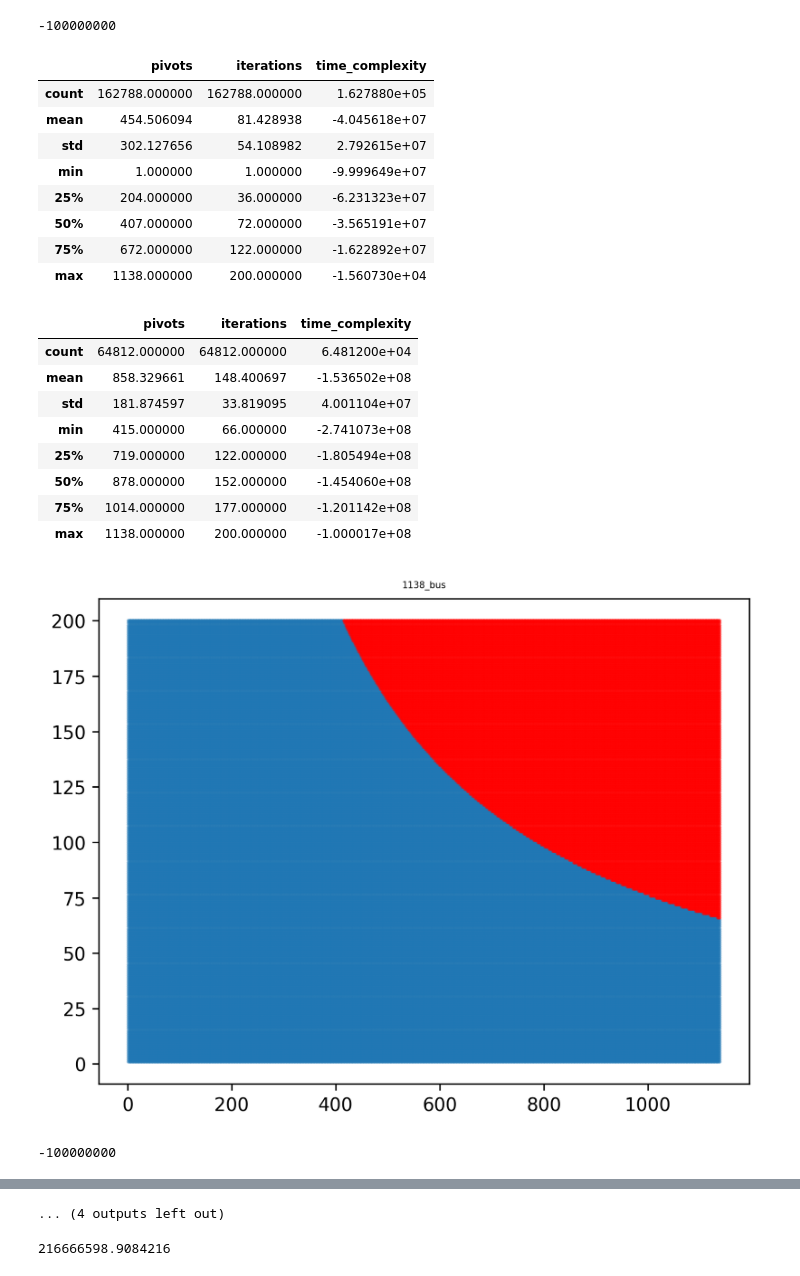
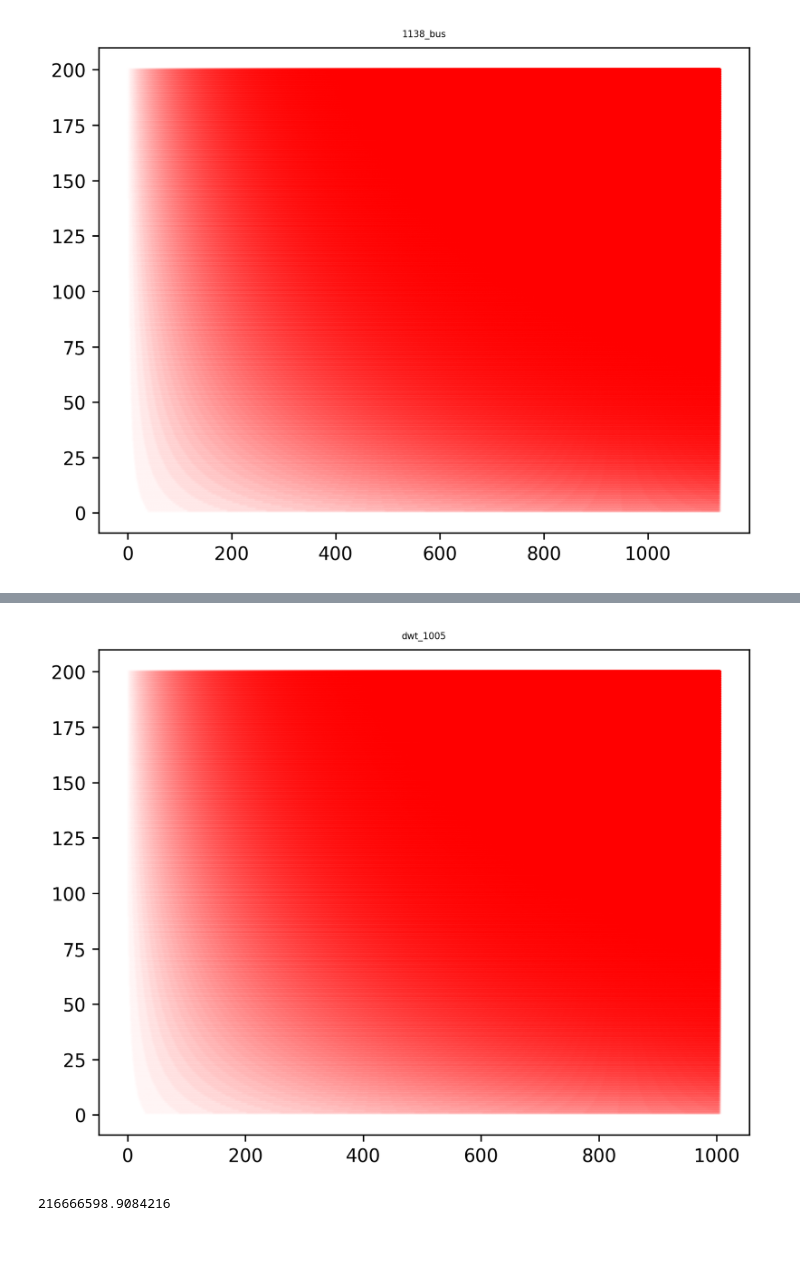
Before and after one commit to FugaTakata/hyperparameter-in-graph-drawing, a Jupyter notebook: experiments/japan-vis/time_complexity_cap_check.ipynb, the cells around one changed output, grey strips where cells are left out. Saved outputs shown, nothing was run; the diff lists cells and outputs as text; code cells hidden in the pictures; blank space fills up the shorter version.

```diff
--- a/experiments/japan-vis/time_complexity_cap_check.ipynb
+++ b/experiments/japan-vis/time_complexity_cap_check.ipynb
@@ -64,16 +64,18 @@ for d_name in ["les_miserables", "1138_bus", "USpowerGrid", "dwt_1005"]:
     # ) * (np.sqrt(time_complexity.measure(1, 1, n_nodes, n_edges)))
     l = time_complexity.measure(n_nodes, 200, n_nodes, n_edges)
     s = time_complexity.measure(1, 1, n_nodes, n_edges)
+    df['time_complexity_minmax'] = (-df['time_complexity'] - s) / (l - s)
     # max_time = -(l + s) / 2
-    max_time = -(np.sqrt(l * s))
-    # max_time = -np.sqrt(l) * np.sqrt(s)
-    max_time = -(10**8)
-    print(max_time)
+    # max_time = -(np.sqrt(l * s))
+    # # max_time = -np.sqrt(l) * np.sqrt(s)
+    # max_time = -(10**8)
+    # # print(max_time)
 
-    adf = df.query(f"time_complexity > {max_time}")
-    bdf = df.query(f"time_complexity <= {max_time}")
-    ax.scatter(adf["pivots"], adf[f"iterations"], s=1, alpha=0.3)
-    ax.scatter(bdf["pivots"], bdf[f"iterations"], s=1, alpha=0.3, color="red")
-    display(adf.describe(), bdf.describe())
+    # adf = df.query(f"time_complexity > {max_time}")
+    # bdf = df.query(f"time_complexity <= {max_time}")
+    # ax.scatter(adf["pivots"], adf[f"iterations"], s=1, alpha=0.3)
+    # ax.scatter(bdf["pivots"], bdf[f"iterations"], s=1, alpha=0.3, color="red")
+    ax.scatter(df["pivots"], df[f"iterations"], s=1, alpha=df['time_complexity_minmax'], color="red")
+    # display(adf.describe(), bdf.describe())
     plt.show()
 # %% [output]
@@ -100,21 +83 @@ for d_name in ["les_miserables", "1138_bus", "USpowerGrid", "dwt_1005"]:
--100000000
-|  | pivots | iterations | time_complexity |
-| count | 162788.000000 | 162788.000000 | 1.627880e+05 |
-| mean | 454.506094 | 81.428938 | -4.045618e+07 |
-| std | 302.127656 | 54.108982 | 2.792615e+07 |
-| min | 1.000000 | 1.000000 | -9.999649e+07 |
-| 25% | 204.000000 | 36.000000 | -6.231323e+07 |
-| 50% | 407.000000 | 72.000000 | -3.565191e+07 |
-| 75% | 672.000000 | 122.000000 | -1.622892e+07 |
-| max | 1138.000000 | 200.000000 | -1.560730e+04 |
-|  | pivots | iterations | time_complexity |
-| count | 64812.000000 | 64812.000000 | 6.481200e+04 |
-| mean | 858.329661 | 148.400697 | -1.536502e+08 |
-| std | 181.874597 | 33.819095 | 4.001104e+07 |
-| min | 415.000000 | 66.000000 | -2.741073e+08 |
-| 25% | 719.000000 | 122.000000 | -1.805494e+08 |
-| 50% | 878.000000 | 152.000000 | -1.454060e+08 |
-| 75% | 1014.000000 | 177.000000 | -1.201142e+08 |
-| max | 1138.000000 | 200.000000 | -1.000017e+08 |
-[figure, old version]
+[figure, new version]
--100000000
@@ -140,4 +85,4 @@ for d_name in ["les_miserables", "1138_bus", "USpowerGrid", "dwt_1005"]:
-... (4 outputs left out)
+[figure, added]
 # %%
 time_complexity.measure(n_nodes, 200, n_nodes, n_edges)
 # %% [output]
```
Also changed, not shown: parts of 1 cell of this notebook, 14 other files.
